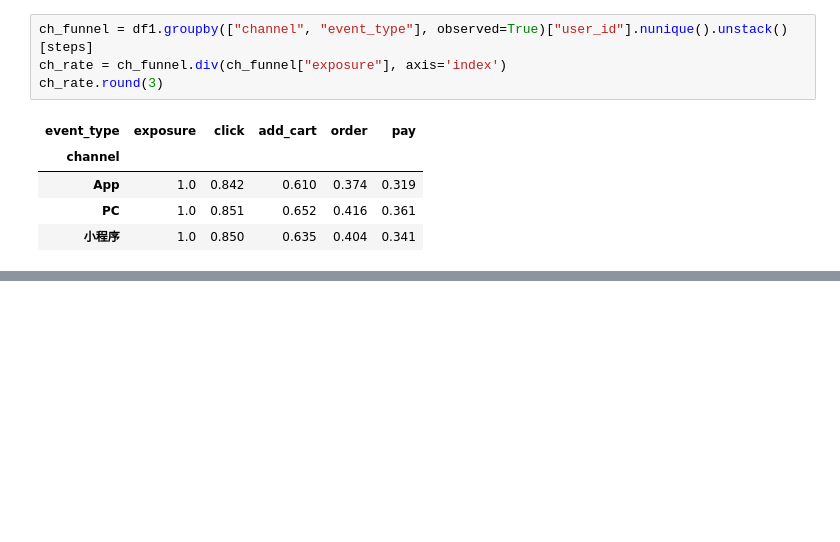
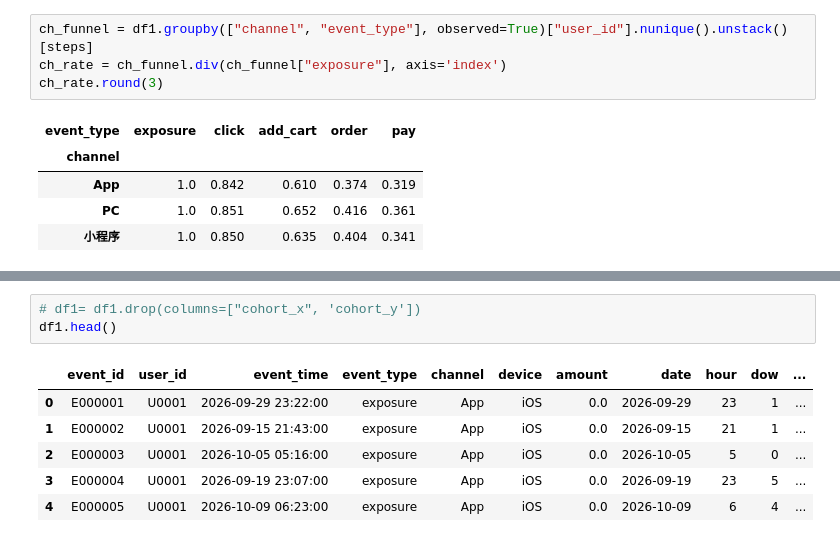
Before and after one commit to AAA-Smile/Data_Analysis_Process_Training, a Jupyter notebook: Python/analysis.ipynb, the cells around one changed output, grey strips where cells are left out. Saved outputs shown, nothing was run; the diff lists cells and outputs as text; blank space fills up the shorter version.

```diff
--- a/Python/analysis.ipynb
+++ b/Python/analysis.ipynb
@@ -233,0 +278,10 @@ plt.show()
+# %%
+# df1= df1.drop(columns=["cohort_x", 'cohort_y'])
+df1.head()
+# %% [output]
+|  | event_id | user_id | event_time | event_type | channel | device | amount | date | hour | dow | ... |
+| 0 | E000001 | U0001 | 2026-09-29 23:22:00 | exposure | App | iOS | 0.0 | 2026-09-29 | 23 | 1 | ... |
+| 1 | E000002 | U0001 | 2026-09-15 21:43:00 | exposure | App | iOS | 0.0 | 2026-09-15 | 21 | 1 | ... |
+| 2 | E000003 | U0001 | 2026-10-05 05:16:00 | exposure | App | iOS | 0.0 | 2026-10-05 | 5 | 0 | ... |
+| 3 | E000004 | U0001 | 2026-09-19 23:07:00 | exposure | App | iOS | 0.0 | 2026-09-19 | 23 | 5 | ... |
+| 4 | E000005 | U0001 | 2026-10-09 06:23:00 | exposure | App | iOS | 0.0 | 2026-10-09 | 6 | 4 | ... |
```
Also changed, not shown: parts of 11 cells of this notebook, 3 other files.
